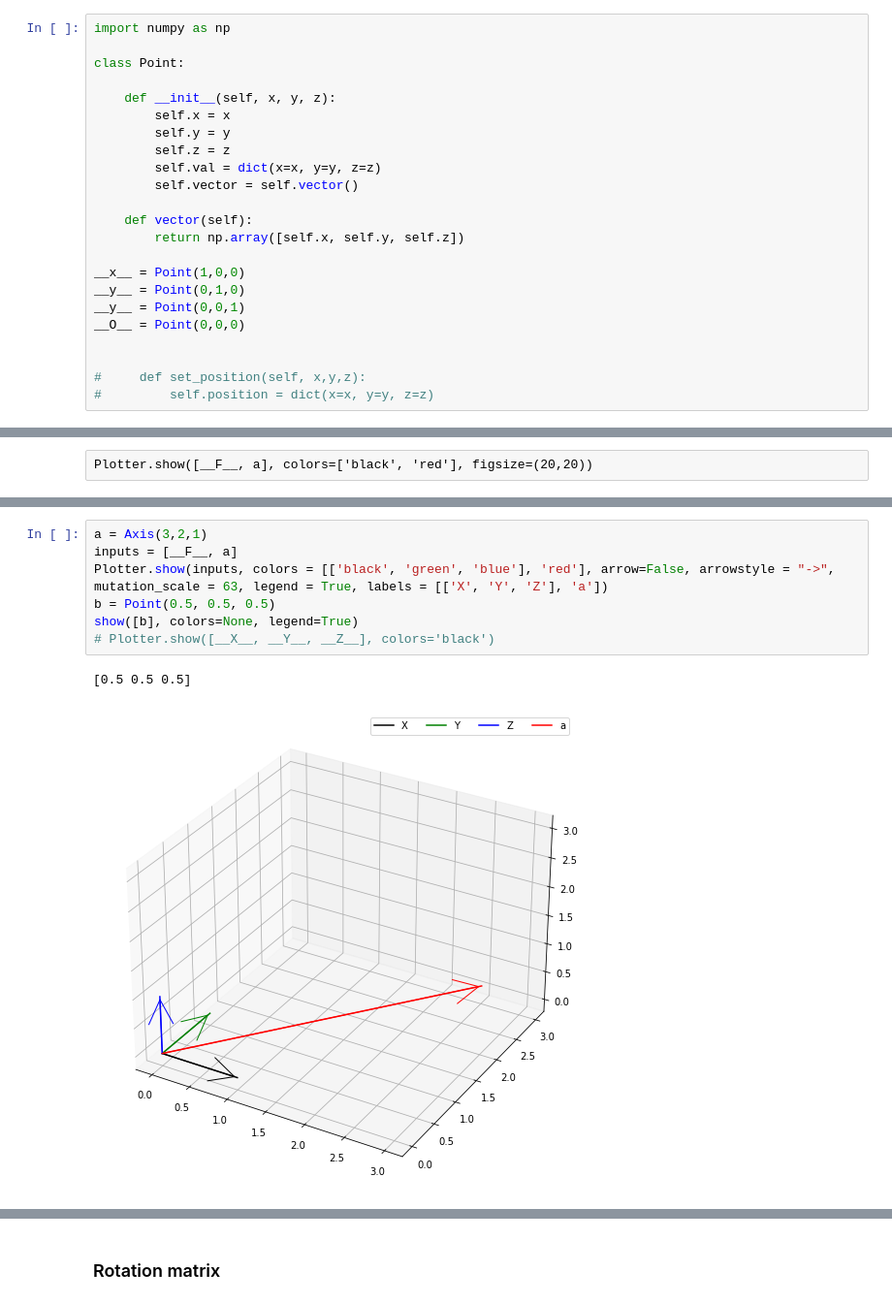
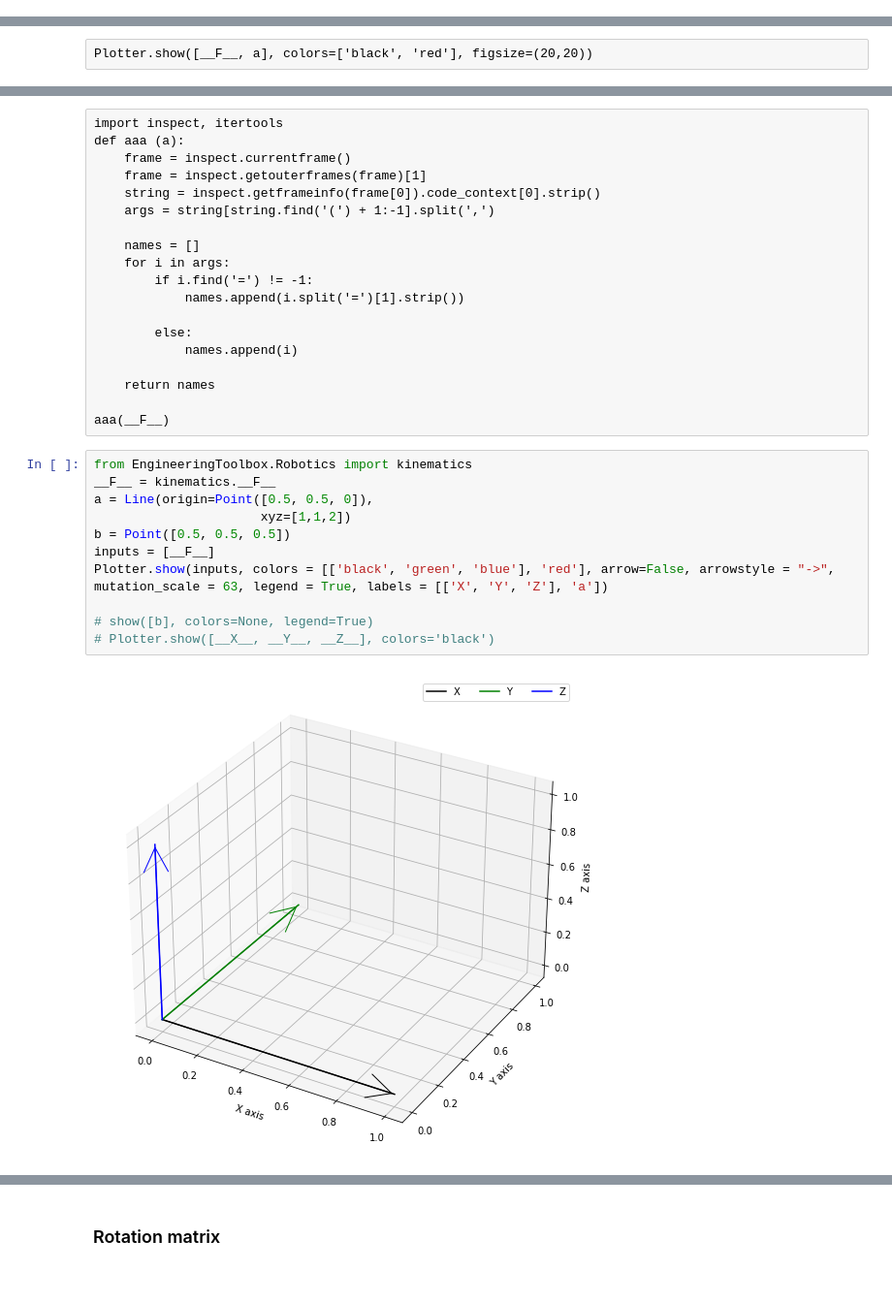
Before and after one commit to stefano-v37/engineering-toolbox, a Jupyter notebook: EngineeringToolbox/Robotics/develop/develop.ipynb, the cells around one changed output, grey strips where cells are left out. Shown at 97% size. Saved outputs shown, nothing was run; the diff lists cells and outputs as text.

```diff
--- a/EngineeringToolbox/Robotics/develop/develop.ipynb
+++ b/EngineeringToolbox/Robotics/develop/develop.ipynb
@@ -7,26 +7,3 @@ A rigid body is completely described by position and orientation.
 The position of a point can be written as a 3x1 vector
 # %%
 from EngineeringToolbox import *
-# %%
-import numpy as np
-
-class Point:
-
-    def __init__(self, x, y, z):
-        self.x = x
-        self.y = y
-        self.z = z
-        self.val = dict(x=x, y=y, z=z)
-        self.vector = self.vector()
-
-    def vector(self):
-        return np.array([self.x, self.y, self.z])
-
-__x__ = Point(1,0,0)
-__y__ = Point(0,1,0)
-__y__ = Point(0,0,1)
-__O__ = Point(0,0,0)
-
-
-#     def set_position(self, x,y,z):
-#         self.position = dict(x=x, y=y, z=z)
@@ -280,10 +245,32 @@ aaa(__F__)
+# %% [raw]
+import inspect, itertools
+def aaa (a):
+    frame = inspect.currentframe()
+    frame = inspect.getouterframes(frame)[1]
+    string = inspect.getframeinfo(frame[0]).code_context[0].strip()
+    args = string[string.find('(') + 1:-1].split(',')
+
+    names = []
+    for i in args:
+        if i.find('=') != -1:
+            names.append(i.split('=')[1].strip())
+
+        else:
+            names.append(i)
+
+    return names
+
+aaa(__F__)
 # %%
-a = Axis(3,2,1)
-inputs = [__F__, a]
+from EngineeringToolbox.Robotics import kinematics
+__F__ = kinematics.__F__
+a = Line(origin=Point([0.5, 0.5, 0]),
+                      xyz=[1,1,2])
+b = Point([0.5, 0.5, 0.5])
+inputs = [__F__]
 Plotter.show(inputs, colors = [['black', 'green', 'blue'], 'red'], arrow=False, arrowstyle = "->", mutation_scale = 63, legend = True, labels = [['X', 'Y', 'Z'], 'a'])
-b = Point(0.5, 0.5, 0.5)
-show([b], colors=None, legend=True)
+
+# show([b], colors=None, legend=True)
 # Plotter.show([__X__, __Y__, __Z__], colors='black')
 # %% [output]
-[0.5 0.5 0.5]
-[figure, old version]
+[figure, new version]
```
Also changed, not shown: parts of 39 cells of this notebook, 4 other files.
